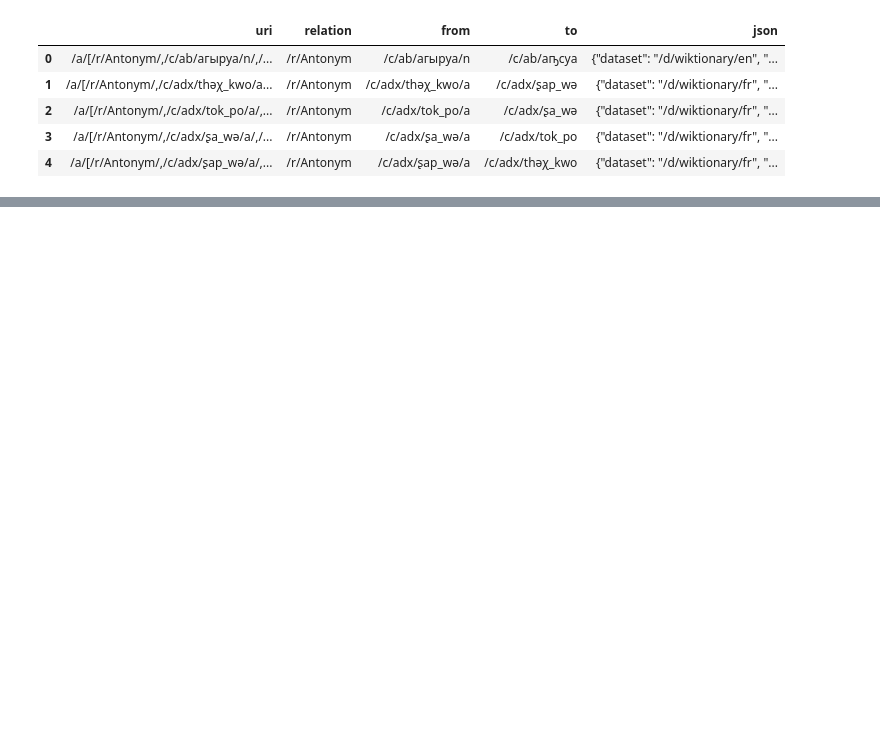
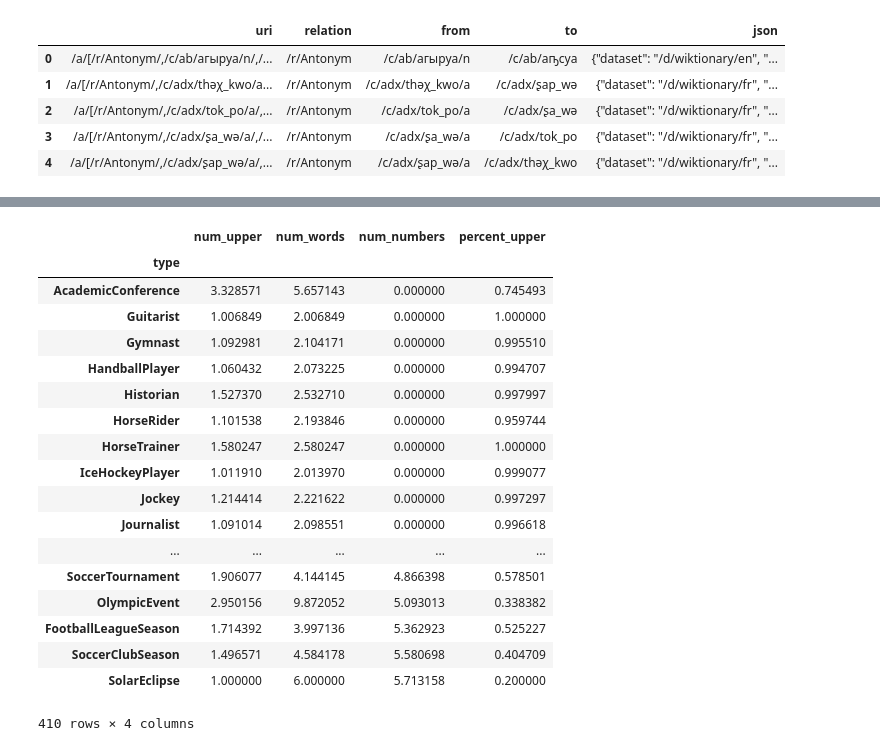
Before and after one commit to afcarl/codenames_blog, a Jupyter notebook: Codenames 2 - Master Dictionary.ipynb, the cells around one changed output, grey strips where cells are left out. Cells and saved outputs as stored; diff of their text form; code cells hidden in the pictures; blank space fills up the shorter version.

```diff
--- a/Codenames 2 - Master Dictionary.ipynb
+++ b/Codenames 2 - Master Dictionary.ipynb
@@ -36,4 +38,5 @@ df.head()
 # %%
-words = pd.concat([df['from'], df['to']])
+words = df['from']
+words = words[~words.str.contains('_')].drop_duplicates()
 words.head()
 # %% [output]
@@ -82,3 +53,15 @@ len(dic)
 # %%
 import json
 json.dump(dic, open('dictionary/words.json', 'w'))
+# %%
+import re
+
+rows = []
+with open('dictionary/instance_types_en.ttl', 'r', encoding="utf8") as f:
+    f.readline()
+    for l in f.readlines():
+        try:
+            split = l.split(' ')
+            rows.append((split[0].split('/')[-1], split[2]))
+        except:
+            print(l)
@@ -84,0 +70,12 @@ json.dump(dic, open('dictionary/words.json', 'w'))
+# %%
+df = pd.DataFrame.from_records(rows[:-1], columns=['object', 'type'])
+df = df[df['type'].str.contains('dbpedia.org/ontology')].copy()
+df['object'] = df['object'].str.strip(r'[<>]').str.split('__', expand=True)[0].str.replace('_', ' ').str.replace(r'\(.*\)', '').str.strip()
+df = df.drop_duplicates()
+df['type'] = df['type'].str.strip(r'[<>]').str.split('/', expand=True)[4]
+df['object'] = df['object'].str.replace(r'\s+', ' ')
+df['object'] = df['object'].str.replace('%22', '"')
+df['object'] = df['object'].str.replace('%3F', '?')
+df = df[~(df['object'] == '')].copy()
+
+df
@@ -84,0 +101,37 @@ json.dump(dic, open('dictionary/words.json', 'w'))
+# %%
+def countUpper(x):
+    words = x.split(' ')
+    return len([w for w in words if w[0].isupper()]) - 1
+
+def countWords(x):
+    return len(x.split(' '))
+
+def countNumbers(x):
+    return len(re.findall(r'[0-9]', x))
+
+df['num_upper'] = df['object'].apply(countUpper)
+df['num_words'] = df['object'].apply(countWords)
+df['num_numbers'] = df['object'].apply(countNumbers)
+df['percent_upper'] = df['num_upper']/(df['num_words'] - 1)
+
+df[df['num_words'] > 1].groupby('type').mean().sort_values('percent_upper', ascending=False)
+# %% [output]
+|  | num_upper | num_words | num_numbers | percent_upper |
+| type |  |  |  |  |
+| AcademicConference | 3.328571 | 5.657143 | 0.000000 | 0.745493 |
+| Guitarist | 1.006849 | 2.006849 | 0.000000 | 1.000000 |
+| Gymnast | 1.092981 | 2.104171 | 0.000000 | 0.995510 |
+| HandballPlayer | 1.060432 | 2.073225 | 0.000000 | 0.994707 |
+| Historian | 1.527370 | 2.532710 | 0.000000 | 0.997997 |
+| HorseRider | 1.101538 | 2.193846 | 0.000000 | 0.959744 |
+| HorseTrainer | 1.580247 | 2.580247 | 0.000000 | 1.000000 |
+| IceHockeyPlayer | 1.011910 | 2.013970 | 0.000000 | 0.999077 |
+| Jockey | 1.214414 | 2.221622 | 0.000000 | 0.997297 |
+| Journalist | 1.091014 | 2.098551 | 0.000000 | 0.996618 |
+| ... | ... | ... | ... | ... |
+| SoccerTournament | 1.906077 | 4.144145 | 4.866398 | 0.578501 |
+| OlympicEvent | 2.950156 | 9.872052 | 5.093013 | 0.338382 |
+| FootballLeagueSeason | 1.714392 | 3.997136 | 5.362923 | 0.525227 |
+| SoccerClubSeason | 1.496571 | 4.584178 | 5.580698 | 0.404709 |
+| SolarEclipse | 1.000000 | 6.000000 | 5.713158 | 0.200000 |
+410 rows × 4 columns
```
Also changed, not shown: parts of 16 cells of this notebook, 1 other file.
